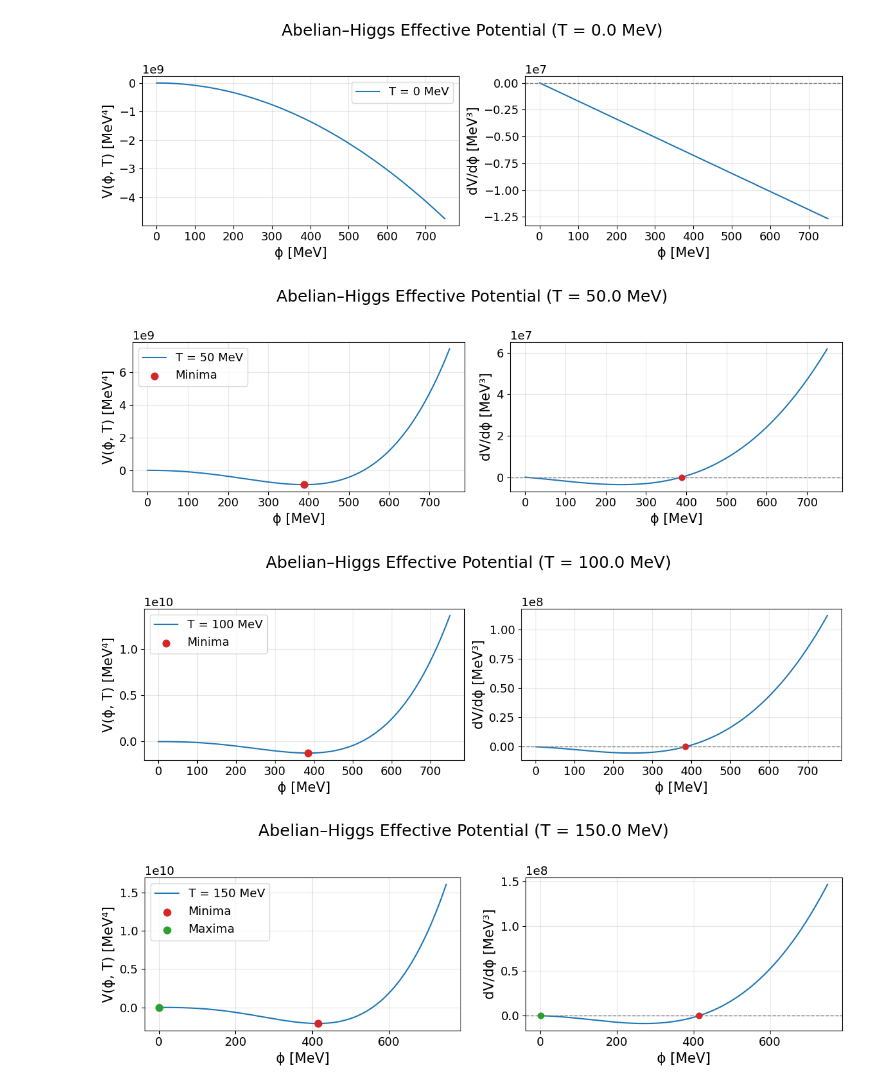
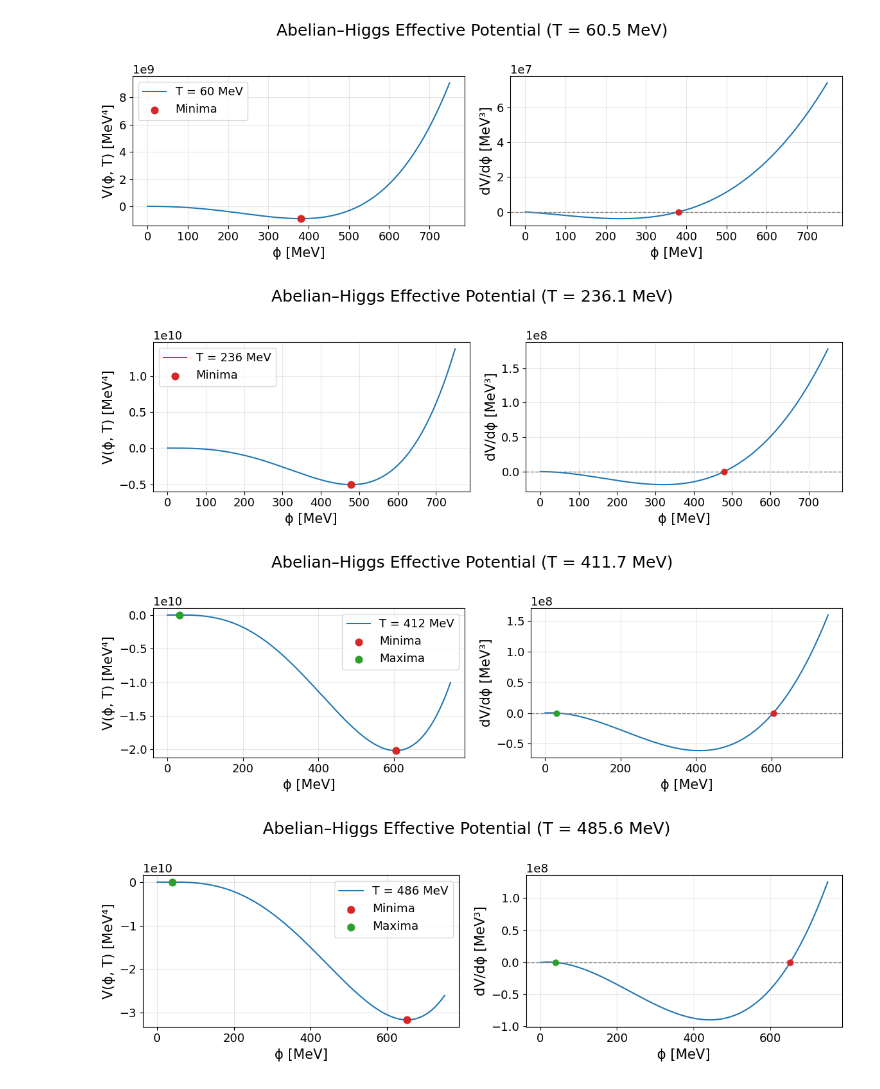
Before and after one commit to sajibsakhawat/ELENA, a Jupyter notebook: Abelian_Higgs.ipynb, the cells around one changed output. Drawn from its saved outputs; the diff is of its cells as text; code cells hidden in the pictures.

```diff
--- a/Abelian_Higgs.ipynb
+++ b/Abelian_Higgs.ipynb
@@ -214,7 +214,7 @@ plt.rcParams.update({
 # -------------------------------
 vev   = 500.0                  # plot window scale [MeV]
 units = "MeV"
-temps = [0.0, 50.0, 100.0,150.0]  # scan a few T
+temps = np.random.uniform(0, vev, size=5)  # scan a few T
 phi   = np.linspace(0, 1.5*vev, 2601)
 
 # -------------------------------
@@ -288,34 +288,34 @@ for T in temps:
     axes[0].grid(alpha=0.3)
     axes[0].legend(loc="best")
 
     # annotate two-well structure on φ≥0 side if present
     mins_pos = sorted([m for m in mins if m >= 0.0])
     if len(mins_pos) >= 1:
         m0 = mins_pos[0]
         V0 = V(m0, T)
         # find next minimum to the right if any
         if len(mins_pos) >= 2:
             m1 = mins_pos[1]
             V1 = V(m1, T)
             axes[0].annotate("Barrier", xy=(0.5*(m0+m1), V(0.5*(m0+m1), T)),
                              xytext=(0.5*(m0+m1), V(0.5*(m0+m1), T) + 0.1*abs(V1 - V0) + 1e-3),
                              arrowprops=dict(arrowstyle="->", lw=1))
 
     # --- Right: dV/dφ ---
     axes[1].plot(phi, dVvals)
     axes[1].axhline(0, color="gray", linestyle="--", linewidth=1)
     if mins:
         axes[1].scatter(mins, [0.0]*len(mins), s=40, c='tab:red', zorder=5)
     if maxs:
         axes[1].scatter(maxs, [0.0]*len(maxs), s=40, c='tab:green', zorder=5)
     axes[1].set_xlabel(f"ϕ [{units}]")
     axes[1].set_ylabel(f"dV/dϕ [{units}³]")
     axes[1].grid(alpha=0.3)
 
     plt.tight_layout()
     plt.show()
 # %% [output]
-[figure, old version]
+[figure, new version]
-[figure, old version]
+[figure, new version]
-[figure, old version]
+[figure, new version]
-[figure, old version]
+[figure, new version]
```
Also changed, not shown: parts of 4 cells of this notebook.
